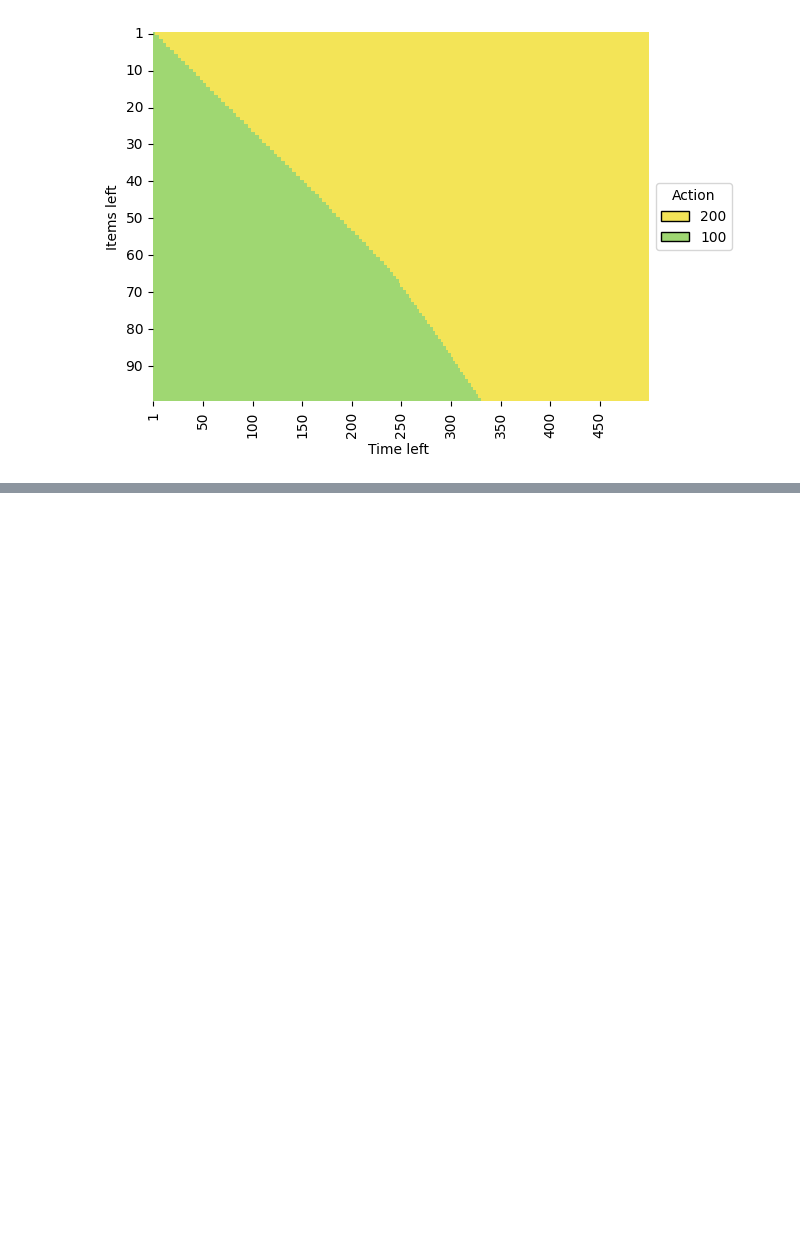
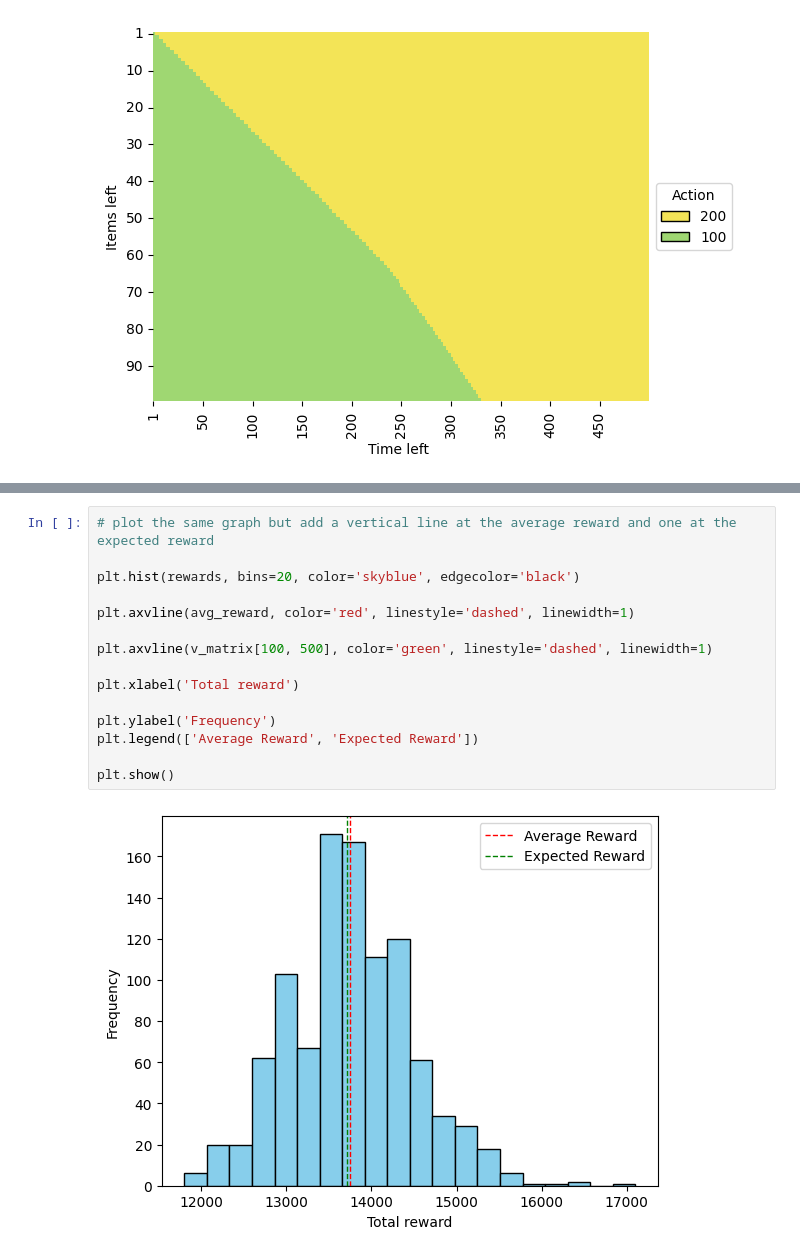
Before and after one commit to michelexyz/RL-assignments, a Jupyter notebook: product_sell/main.ipynb, the cells around one changed output, grey strips where cells are left out. Saved outputs shown, nothing was run; the diff lists cells and outputs as text; blank space fills up the shorter version.

```diff
--- a/product_sell/main.ipynb
+++ b/product_sell/main.ipynb
@@ -66,0 +136,17 @@ plt.show()
+# %%
+# plot the same graph but add a vertical line at the average reward and one at the expected reward
+
+plt.hist(rewards, bins=20, color='skyblue', edgecolor='black')
+
+plt.axvline(avg_reward, color='red', linestyle='dashed', linewidth=1)
+
+plt.axvline(v_matrix[100, 500], color='green', linestyle='dashed', linewidth=1)
+
+plt.xlabel('Total reward')
+
+plt.ylabel('Frequency')
+plt.legend(['Average Reward', 'Expected Reward'])
+
+plt.show()
+# %% [output]
+[figure, added]
```
Also changed, not shown: parts of 6 cells of this notebook.
